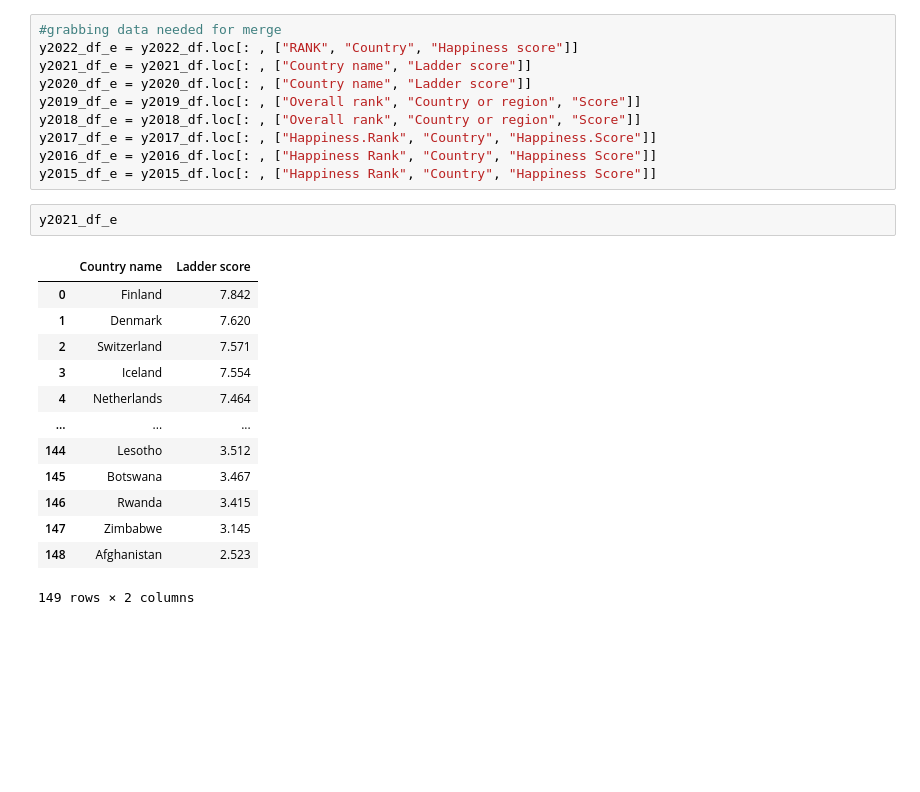
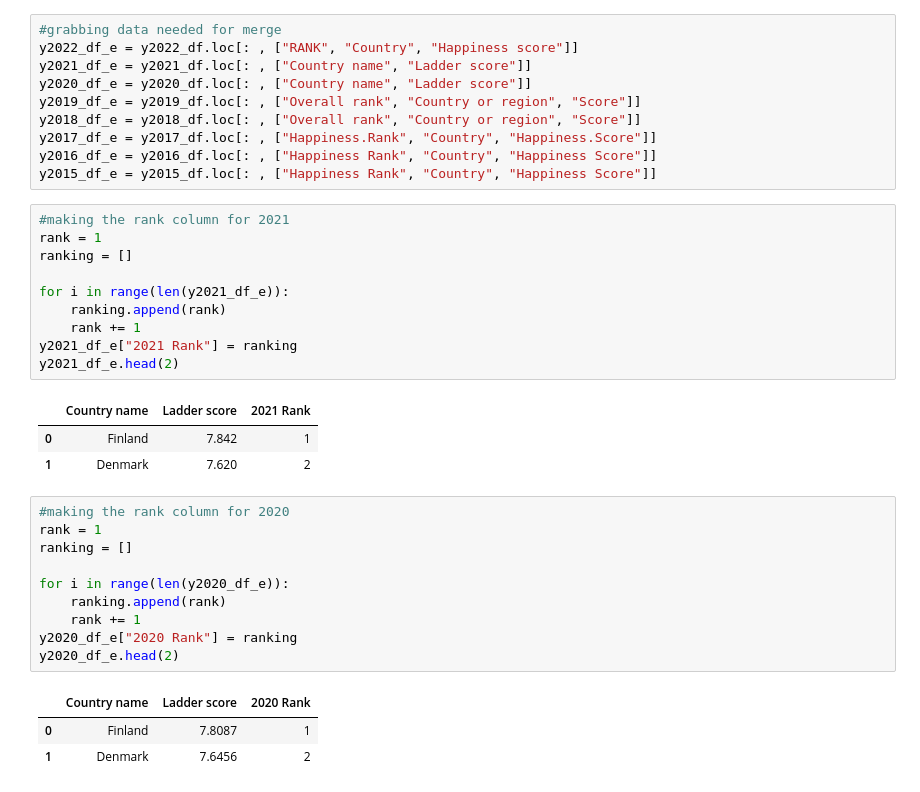
Before and after one commit to CBPher24/Exploring-World-Happiness, a Jupyter notebook: MainWork/merging_multiple_years.ipynb, the cells around one changed output. Cells and saved outputs as stored; diff of their text form; blank space fills up the shorter version.

```diff
--- a/MainWork/merging_multiple_years.ipynb
+++ b/MainWork/merging_multiple_years.ipynb
@@ -53,18 +78,30 @@ y2017_df_e = y2017_df.loc[: , ["Happiness.Rank", "Country", "Happiness.Score"]]
 y2016_df_e = y2016_df.loc[: , ["Happiness Rank", "Country", "Happiness Score"]]
 y2015_df_e = y2015_df.loc[: , ["Happiness Rank", "Country", "Happiness Score"]]
 # %%
-y2021_df_e
+#making the rank column for 2021
+rank = 1
+ranking = []
+
+for i in range(len(y2021_df_e)):
+    ranking.append(rank)
+    rank += 1
+y2021_df_e["2021 Rank"] = ranking
+y2021_df_e.head(2)
 # %% [output]
-|  | Country name | Ladder score |
-| 0 | Finland | 7.842 |
-| 1 | Denmark | 7.620 |
-| 2 | Switzerland | 7.571 |
-| 3 | Iceland | 7.554 |
-| 4 | Netherlands | 7.464 |
-| ... | ... | ... |
-| 144 | Lesotho | 3.512 |
-| 145 | Botswana | 3.467 |
-| 146 | Rwanda | 3.415 |
-| 147 | Zimbabwe | 3.145 |
-| 148 | Afghanistan | 2.523 |
+|  | Country name | Ladder score | 2021 Rank |
+| 0 | Finland | 7.842 | 1 |
+| 1 | Denmark | 7.620 | 2 |
-149 rows × 2 columns
+# %%
+#making the rank column for 2020
+rank = 1
+ranking = []
+
+for i in range(len(y2020_df_e)):
+    ranking.append(rank)
+    rank += 1
+y2020_df_e["2020 Rank"] = ranking
+y2020_df_e.head(2)
+# %% [output]
+|  | Country name | Ladder score | 2020 Rank |
+| 0 | Finland | 7.8087 | 1 |
+| 1 | Denmark | 7.6456 | 2 |
```
Also changed, not shown: parts of 13 cells of this notebook, 1 other file.
